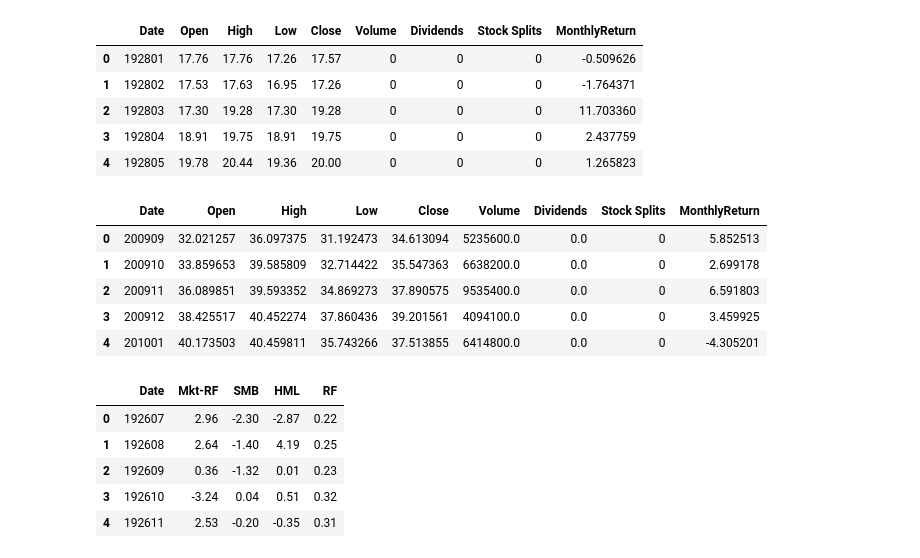
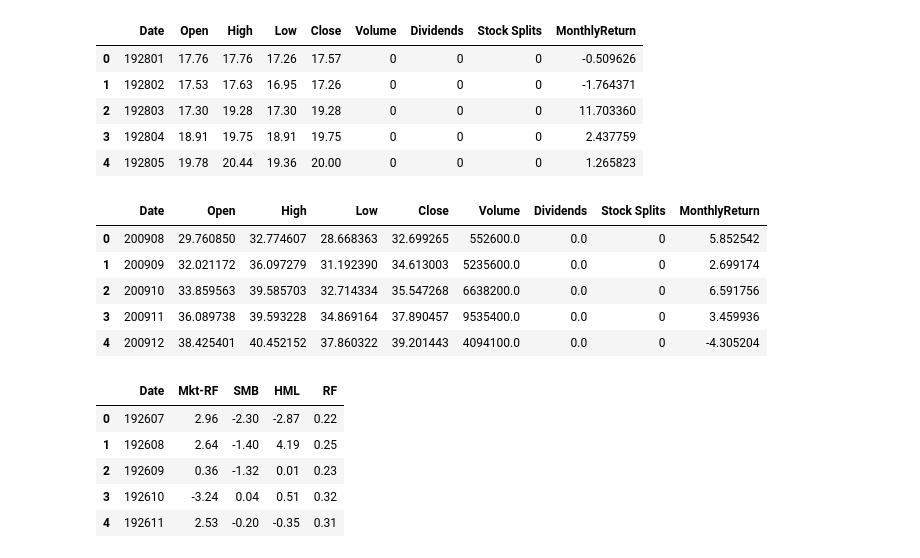
Before and after one commit to chrisliii/FINE-452, a Jupyter notebook: Fama_French.ipynb, the cells around one changed output. Saved outputs shown, nothing was run; the diff lists cells and outputs as text; code cells hidden in the pictures.

```diff
--- a/Fama_French.ipynb
+++ b/Fama_French.ipynb
@@ -44,30 +51,30 @@ df_ticker_monthly_return.head()
 | 3 | 192804 | 18.91 | 19.75 | 18.91 | 19.75 | 0 | 0 | 0 | 2.437759 |
 | 4 | 192805 | 19.78 | 20.44 | 19.36 | 20.00 | 0 | 0 | 0 | 1.265823 |
 # %%
-stock_name = "DELL"
+stock_name = "BUD"
 ticker = yf.Ticker(stock_name)
 #ticker.info
 # monthly data
 df_ticker_monthly_return = ticker.history(period="max", interval='1mo')
 # process Dividends
+df_ticker_monthly_return = df_ticker_monthly_return.dropna(how='all')
 df_ticker_monthly_return['Dividends'] = df_ticker_monthly_return['Dividends'].shift(1)
 df_ticker_monthly_return = df_ticker_monthly_return.dropna()
 # monthly return
 df_ticker_monthly_return['MonthlyReturn'] = 100*( (df_ticker_monthly_return['Close'].shift(-1)+df_ticker_monthly_return['Dividends'].shift(-1)).div(df_ticker_monthly_return['Close']) - 1)
-df_ticker_monthly_return['MonthlyReturn'] = df_ticker_monthly_return['MonthlyReturn'].shift(1)
 df_ticker_monthly_return = df_ticker_monthly_return.dropna()
 #date to string
 df_ticker_monthly_return = df_ticker_monthly_return.reset_index()
 df_ticker_monthly_return['Date'] = df_ticker_monthly_return['Date'].apply(lambda x: x.strftime('%Y%m'))
 
-df_ticker_monthly_return.head()
+df_ticker_monthly_return.head(5)
 # %% [output]
 |  | Date | Open | High | Low | Close | Volume | Dividends | Stock Splits | MonthlyReturn |
-| 0 | 200909 | 32.021257 | 36.097375 | 31.192473 | 34.613094 | 5235600.0 | 0.0 | 0 | 5.852513 |
-| 1 | 200910 | 33.859653 | 39.585809 | 32.714422 | 35.547363 | 6638200.0 | 0.0 | 0 | 2.699178 |
-| 2 | 200911 | 36.089851 | 39.593352 | 34.869273 | 37.890575 | 9535400.0 | 0.0 | 0 | 6.591803 |
-| 3 | 200912 | 38.425517 | 40.452274 | 37.860436 | 39.201561 | 4094100.0 | 0.0 | 0 | 3.459925 |
-| 4 | 201001 | 40.173503 | 40.459811 | 35.743266 | 37.513855 | 6414800.0 | 0.0 | 0 | -4.305201 |
+| 0 | 200908 | 29.760850 | 32.774607 | 28.668363 | 32.699265 | 552600.0 | 0.0 | 0 | 5.852542 |
+| 1 | 200909 | 32.021172 | 36.097279 | 31.192390 | 34.613003 | 5235600.0 | 0.0 | 0 | 2.699174 |
+| 2 | 200910 | 33.859563 | 39.585703 | 32.714334 | 35.547268 | 6638200.0 | 0.0 | 0 | 6.591756 |
+| 3 | 200911 | 36.089738 | 39.593228 | 34.869164 | 37.890457 | 9535400.0 | 0.0 | 0 | 3.459936 |
+| 4 | 200912 | 38.425401 | 40.452152 | 37.860322 | 39.201443 | 4094100.0 | 0.0 | 0 | -4.305204 |
 # %%
 df_FF_Research = pd.read_csv('F-F_Research_Data_Factors.CSV', encoding="utf-8", skipinitialspace=True)
 df_FF_Research.columns = ['Date', 'Mkt-RF', 'SMB', 'HML', 'RF']
```
Also changed, not shown: parts of 8 cells of this notebook.
